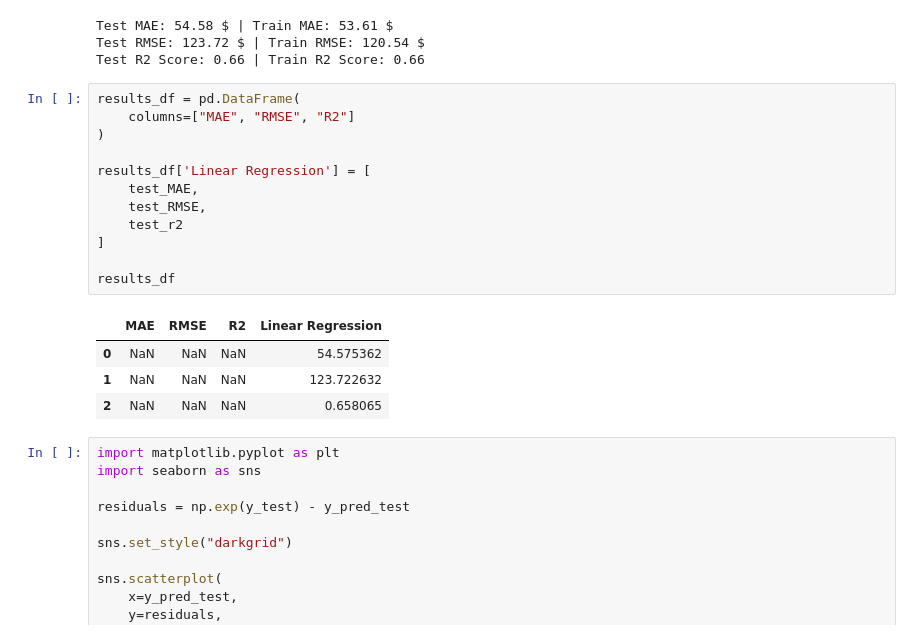
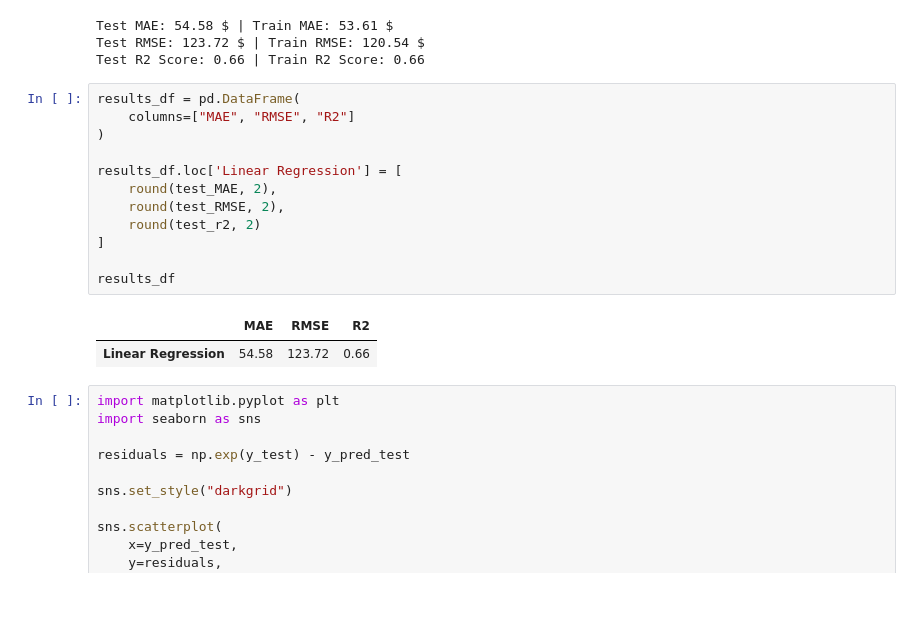
Before and after one commit to Car1LL/airbnb_prices_prediction, a Jupyter notebook: notebooks/01_Linear_Modeling.ipynb, the cells around one changed output. Saved outputs shown, nothing was run; the diff lists cells and outputs as text; blank space fills up the shorter version.

```diff
--- a/notebooks/01_Linear_Modeling.ipynb
+++ b/notebooks/01_Linear_Modeling.ipynb
@@ -100,20 +102,18 @@ Test R2 Score: 0.66 | Train R2 Score: 0.66
 # %%
 results_df = pd.DataFrame(
     columns=["MAE", "RMSE", "R2"]
 )
 
-results_df['Linear Regression'] = [
-    test_MAE,
-    test_RMSE,
-    test_r2
+results_df.loc['Linear Regression'] = [
+    round(test_MAE, 2),
+    round(test_RMSE, 2),
+    round(test_r2, 2)
 ]
 
 results_df
 # %% [output]
-|  | MAE | RMSE | R2 | Linear Regression |
-| 0 | NaN | NaN | NaN | 54.575362 |
-| 1 | NaN | NaN | NaN | 123.722632 |
-| 2 | NaN | NaN | NaN | 0.658065 |
+|  | MAE | RMSE | R2 |
+| Linear Regression | 54.58 | 123.72 | 0.66 |
 # %%
 import matplotlib.pyplot as plt
 import seaborn as sns
```
Also changed, not shown: parts of 16 cells of this notebook.
